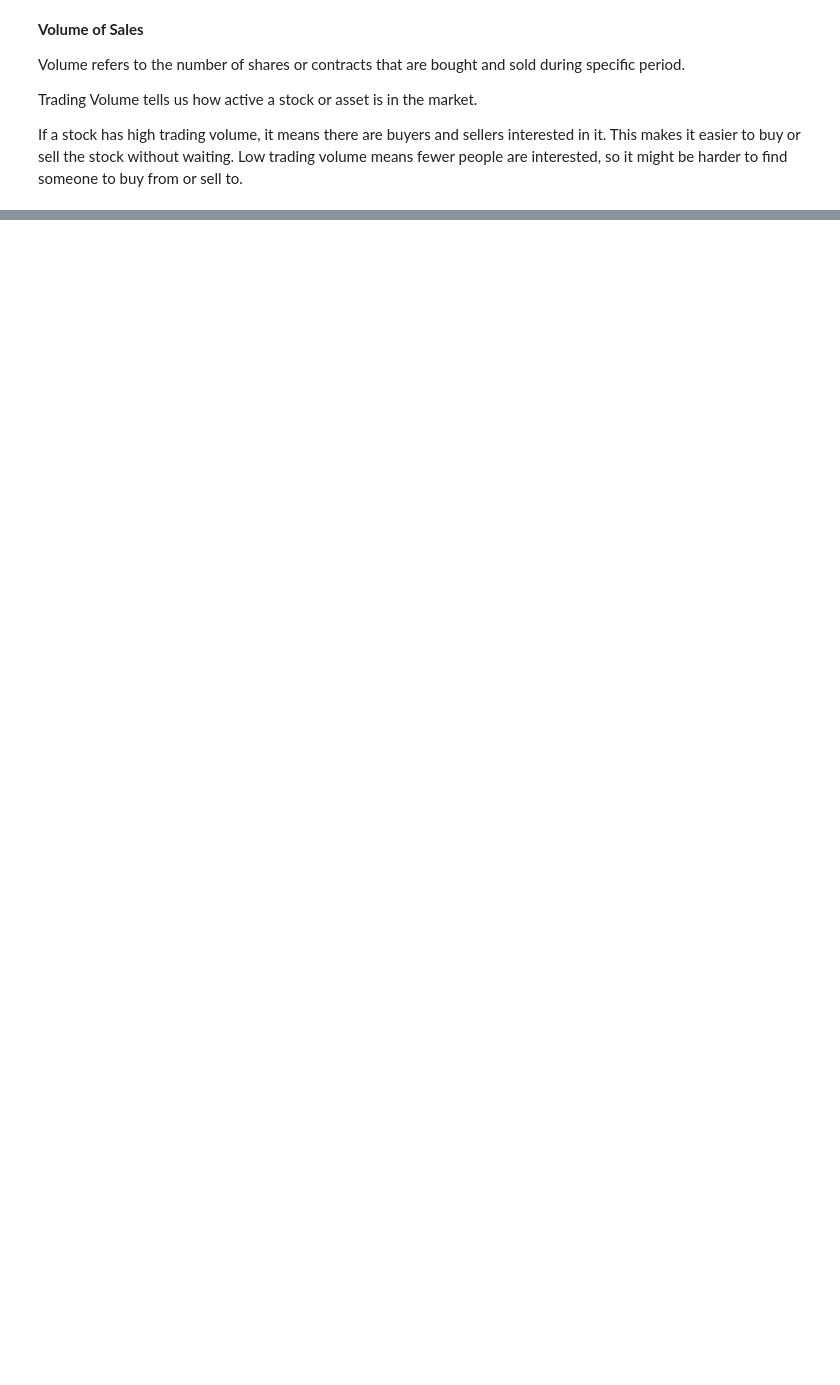
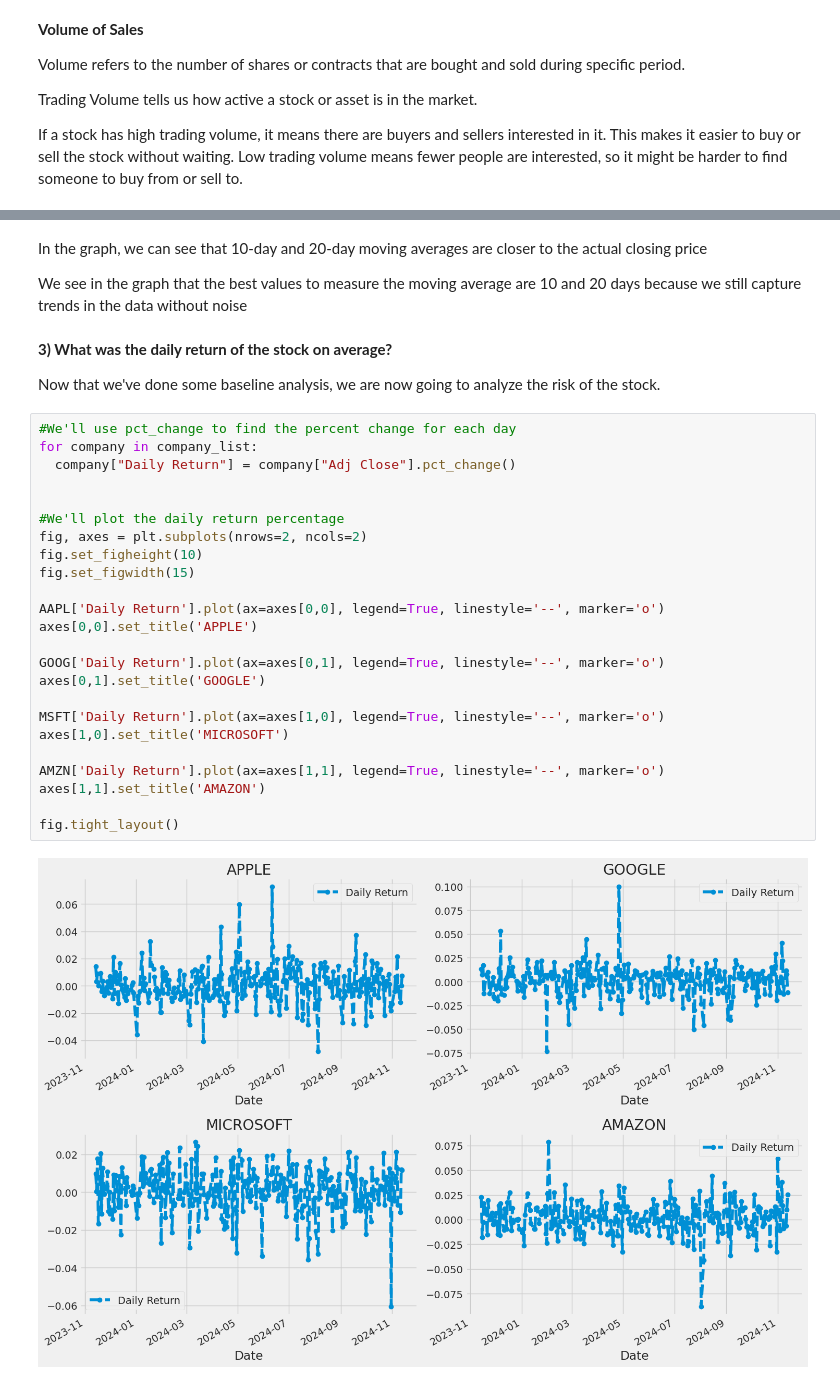
Before and after one commit to mervegb/stock-market-analysis-lstm, a Jupyter notebook: stock_market_analysis_lstm.ipynb, the cells around one changed output, grey strips where cells are left out. Cells and saved outputs as stored; diff of their text form; blank space fills up the shorter version.

```diff
--- a/stock_market_analysis_lstm.ipynb
+++ b/stock_market_analysis_lstm.ipynb
@@ -132,0 +172,34 @@ plt.show()
+# %% [markdown]
+In the graph, we can see that 10-day and 20-day moving averages are closer to the actual closing price
+
+We see in the graph that the best values to measure the moving average are 10 and 20 days because we still capture trends in the data without noise
+# %% [markdown]
+**3) What was the daily return of the stock on average?**
+
+Now that we've done some baseline analysis, we are now going to analyze the risk of the stock.
+# %%
+#We'll use pct_change to find the percent change for each day
+for company in company_list:
+  company["Daily Return"] = company["Adj Close"].pct_change()
+
+
+#We'll plot the daily return percentage
+fig, axes = plt.subplots(nrows=2, ncols=2)
+fig.set_figheight(10)
+fig.set_figwidth(15)
+
+AAPL['Daily Return'].plot(ax=axes[0,0], legend=True, linestyle='--', marker='o')
+axes[0,0].set_title('APPLE')
+
+GOOG['Daily Return'].plot(ax=axes[0,1], legend=True, linestyle='--', marker='o')
+axes[0,1].set_title('GOOGLE')
+
+MSFT['Daily Return'].plot(ax=axes[1,0], legend=True, linestyle='--', marker='o')
+axes[1,0].set_title('MICROSOFT')
+
+AMZN['Daily Return'].plot(ax=axes[1,1], legend=True, linestyle='--', marker='o')
+axes[1,1].set_title('AMAZON')
+
+fig.tight_layout()
+# %% [output]
+[figure, added]
```
Also changed, not shown: parts of 17 cells of this notebook.
